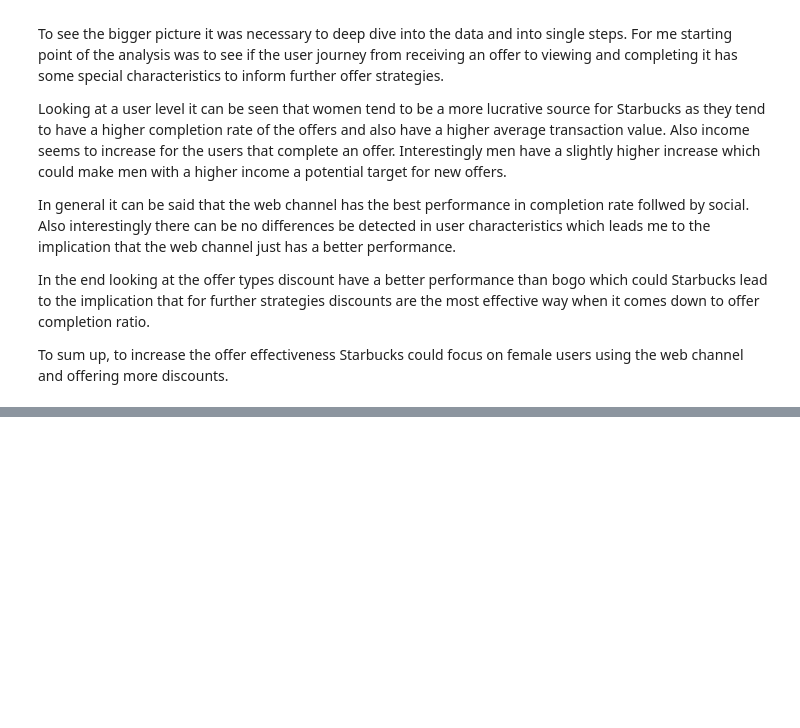
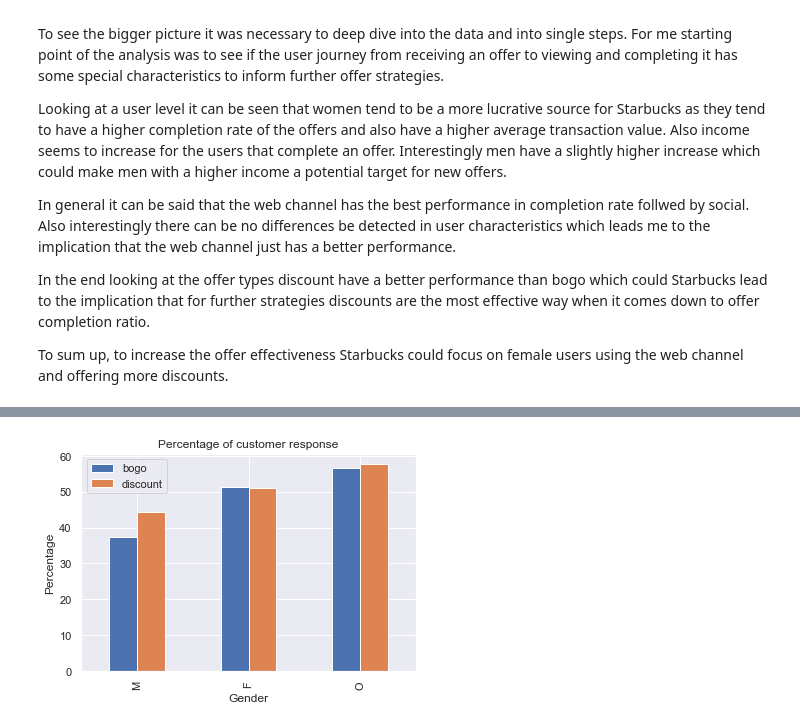
Before and after one commit to chrisdiss/udacity_datascience_capstone, a Jupyter notebook: Capstone Project - Starbucks.ipynb, the cells around one changed output, grey strips where cells are left out. Cells and saved outputs as stored; diff of their text form; code cells hidden in the pictures; blank space fills up the shorter version.

```diff
--- a/Capstone Project - Starbucks.ipynb
+++ b/Capstone Project - Starbucks.ipynb
@@ -949,0 +954,6 @@ To sum up, to increase the offer effectiveness Starbucks could focus on female u
+# %%
+# extract the rows that are related to offer action (e.g. offer received, offer viewed, offer completed)
+offer = transcript[transcript['value'].apply(lambda x: True if ('offer id' in x) or ('offer_id' in x) else False)]
+
+# extract the offer id from value column
+offer['offer_id'] = offer['value'].apply(lambda x: x['offer id'] if ('offer id' in x) else x['offer_id'])
@@ -949,0 +1060,2 @@ To sum up, to increase the offer effectiveness Starbucks could focus on female u
+# %%
+full_df = create_user_item_matrix(offer, 'user_item_matrix.p')
@@ -949,0 +1372,26 @@ To sum up, to increase the offer effectiveness Starbucks could focus on female u
+# %%
+def gender_offer(full_df):
+    '''
+    Find out which type of offer (bogo/discount) attracts most to different gender
+    Return with a plotted bar chart
+    '''
+
+    # initialize the gender response and the gender sent dataframe
+    gender_response = pd.DataFrame(data=[[0,0],[0,0],[0,0]], index=['M', 'F', 'O'], columns=['bogo', 'discount'])
+    gender_sent = pd.DataFrame(data=[[0,0],[0,0],[0,0]], index=['M', 'F', 'O'], columns=['bogo', 'discount'])
+
+    # We count the number of offer completed base on the customer gender
+    for offer_type in ['bogo', 'discount']:
+        for offer_id in portfolio[portfolio['offer_type']==offer_type]['id']:
+            # count the total number of customers responsed our offers.
+            gender_response[offer_type] = gender_response[offer_type].add(profile[profile['id'].isin(full_df[full_df[offer_id]>0].index)]['gender'].value_counts(), fill_value=0)
+            # count the total number of offer sent
+            gender_sent[offer_type] = gender_sent[offer_type].add(profile[profile['id'].isin(full_df[full_df[offer_id]>=0].index)]['gender'].value_counts(), fill_value=0)
+
+    gender_offer = (gender_response / gender_sent * 100).plot(kind='bar', title='Percentage of customer response')
+    gender_offer.set_xlabel("Gender")
+    gender_offer.set_ylabel("Percentage")
+# %%
+gender_offer(full_df)
+# %% [output]
+[figure, added]
```
Also changed, not shown: parts of 42 cells of this notebook, 15 other files.
